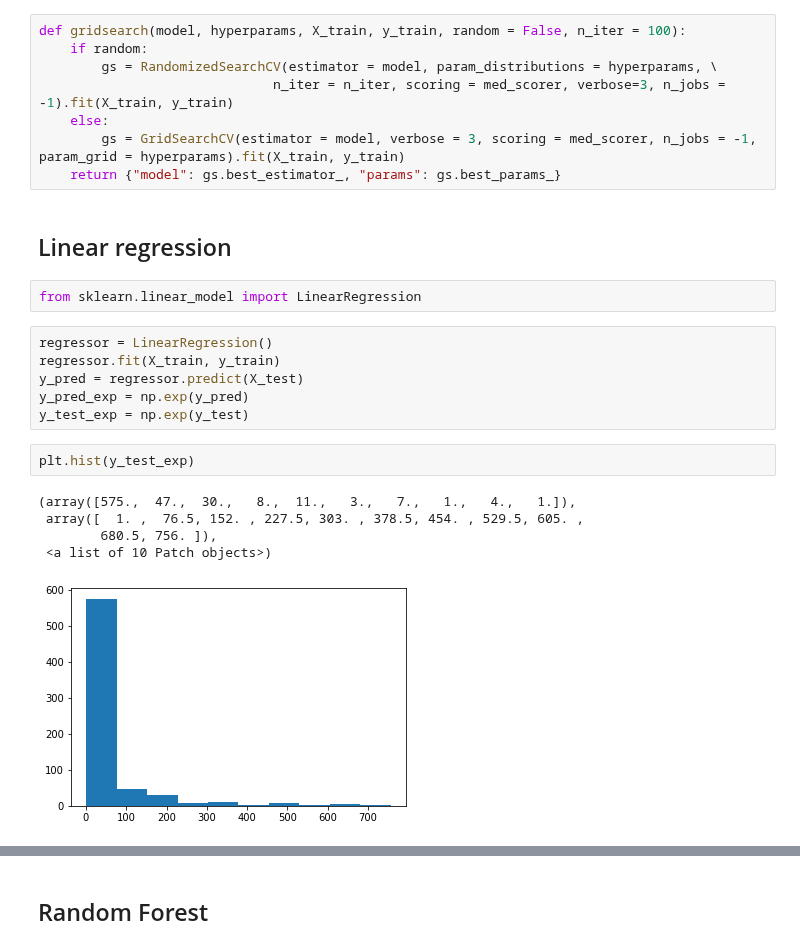
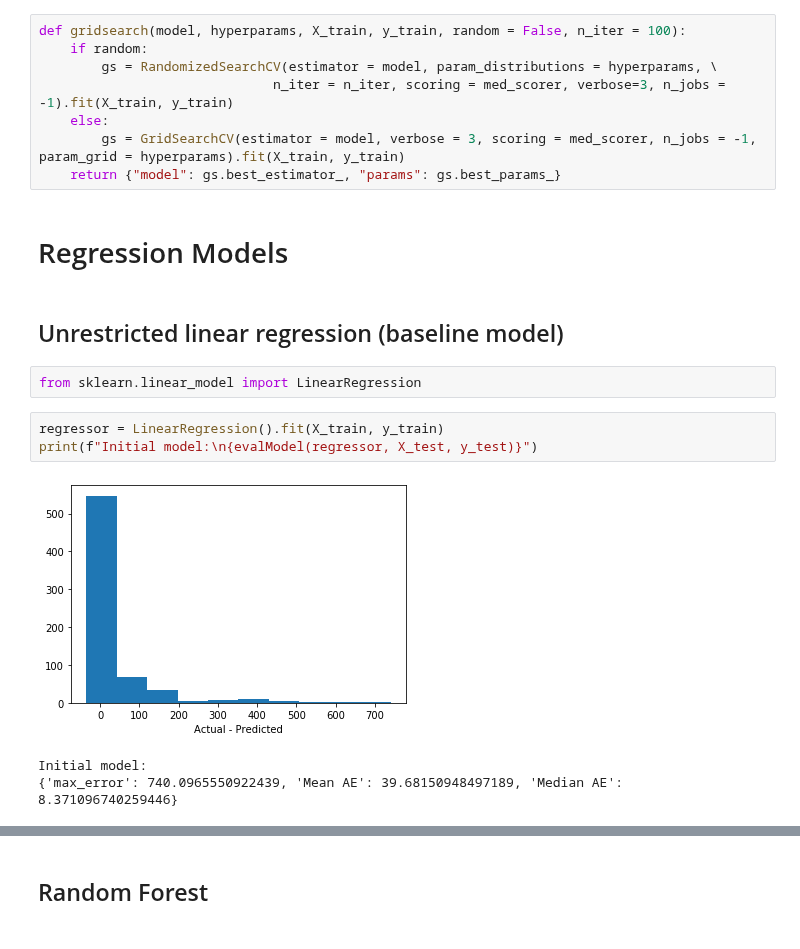
Before and after one commit to suneric98/Crescendo, a Jupyter notebook: data/regression_DaysOnTopCharts.ipynb, the cells around one changed output, grey strips where cells are left out. Saved outputs shown, nothing was run; the diff lists cells and outputs as text.

```diff
--- a/data/regression_DaysOnTopCharts.ipynb
+++ b/data/regression_DaysOnTopCharts.ipynb
@@ -167,21 +134,16 @@ def gridsearch(model, hyperparams, X_train, y_train, random = False, n_iter = 10
     else:
         gs = GridSearchCV(estimator = model, verbose = 3, scoring = med_scorer, n_jobs = -1, param_grid = hyperparams).fit(X_train, y_train)
     return {"model": gs.best_estimator_, "params": gs.best_params_}
-# %% [markdown]
-## Linear regression
+# %% [markdown]
+# Regression Models
+# %% [markdown]
+## Unrestricted linear regression (baseline model)
 # %%
 from sklearn.linear_model import LinearRegression
 # %%
-regressor = LinearRegression()
-regressor.fit(X_train, y_train)
-y_pred = regressor.predict(X_test)
-y_pred_exp = np.exp(y_pred)
-y_test_exp = np.exp(y_test)
+regressor = LinearRegression().fit(X_train, y_train)
+print(f"Initial model:\n{evalModel(regressor, X_test, y_test)}")
+# %% [output]
+[figure, added]
+Initial model:
+{'max_error': 740.0965550922439, 'Mean AE': 39.68150948497189, 'Median AE': 8.371096740259446}
-# %%
-plt.hist(y_test_exp)
-# %% [output]
-(array([575.,  47.,  30.,   8.,  11.,   3.,   7.,   1.,   4.,   1.]),
- array([  1. ,  76.5, 152. , 227.5, 303. , 378.5, 454. , 529.5, 605. ,
-        680.5, 756. ]),
- <a list of 10 Patch objects>)
-[figure, removed]
```
Also changed, not shown: parts of 69 cells of this notebook.
